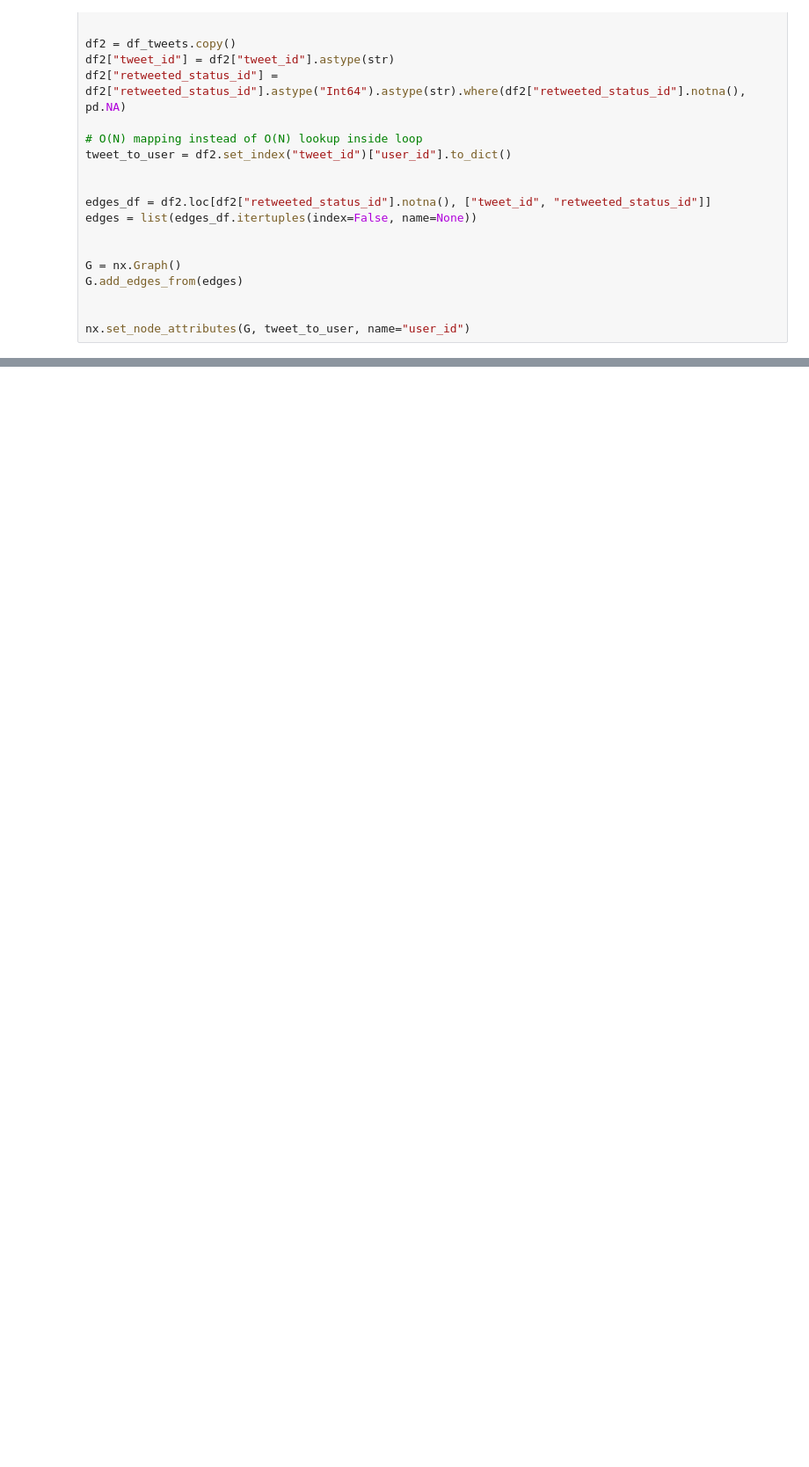
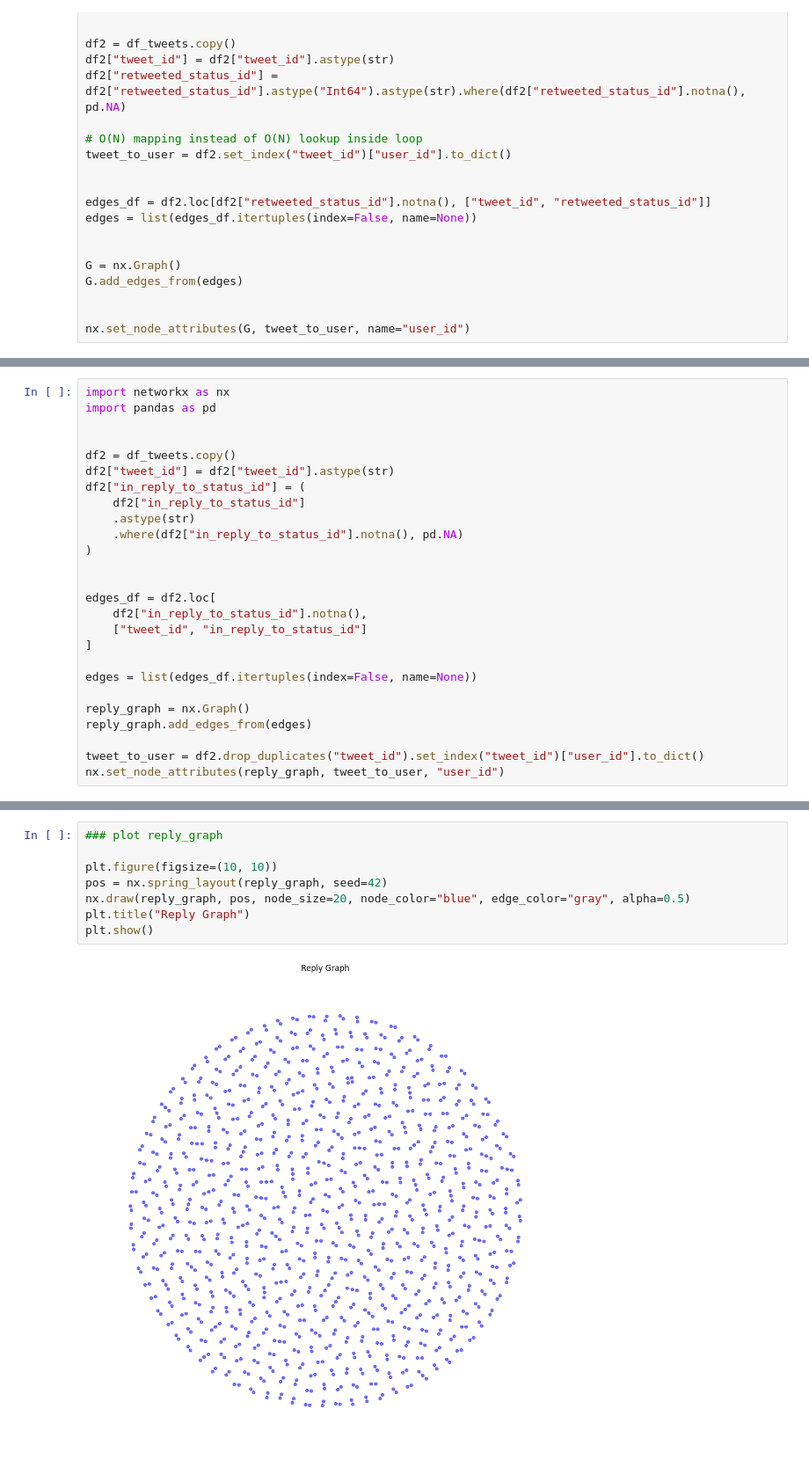
Before and after one commit to CyprienFOURCROY/p12_SNARS, a Jupyter notebook: Project12.ipynb, the cells around one changed output, grey strips where cells are left out. Shown at 88% size. Saved outputs shown, nothing was run; the diff lists cells and outputs as text; blank space fills up the shorter version.

```diff
--- a/Project12.ipynb
+++ b/Project12.ipynb
@@ -317,0 +403,26 @@ for rank, (root_id, n_rt) in enumerate(cascade_counts.head(top_k).items(), start
+# %%
+import networkx as nx
+import pandas as pd
+
+
+df2 = df_tweets.copy()
+df2["tweet_id"] = df2["tweet_id"].astype(str)
+df2["in_reply_to_status_id"] = (
+    df2["in_reply_to_status_id"]
+    .astype(str)
+    .where(df2["in_reply_to_status_id"].notna(), pd.NA)
+)
+
+
+edges_df = df2.loc[
+    df2["in_reply_to_status_id"].notna(),
+    ["tweet_id", "in_reply_to_status_id"]
+]
+
+edges = list(edges_df.itertuples(index=False, name=None))
+
+reply_graph = nx.Graph()
+reply_graph.add_edges_from(edges)
+
+tweet_to_user = df2.drop_duplicates("tweet_id").set_index("tweet_id")["user_id"].to_dict()
+nx.set_node_attributes(reply_graph, tweet_to_user, "user_id")
@@ -317,0 +437,10 @@ for rank, (root_id, n_rt) in enumerate(cascade_counts.head(top_k).items(), start
+# %%
+### plot reply_graph
+
+plt.figure(figsize=(10, 10))
+pos = nx.spring_layout(reply_graph, seed=42)
+nx.draw(reply_graph, pos, node_size=20, node_color="blue", edge_color="gray", alpha=0.5)
+plt.title("Reply Graph")
+plt.show()
+# %% [output]
+[figure, added]
```
Also changed, not shown: parts of 15 cells of this notebook.
